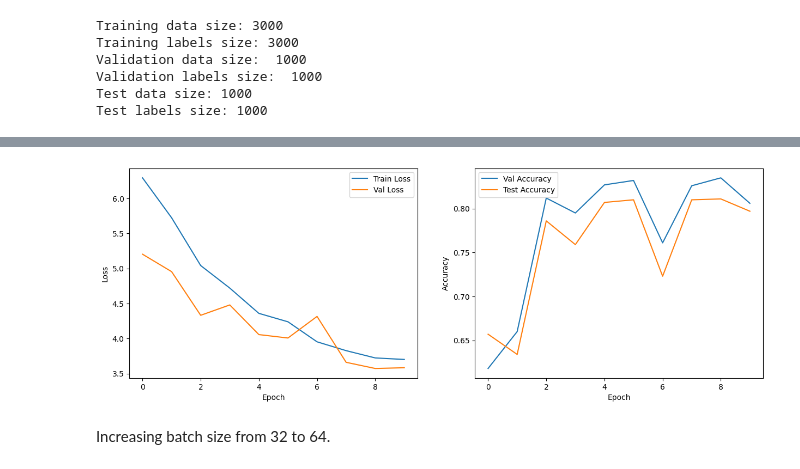
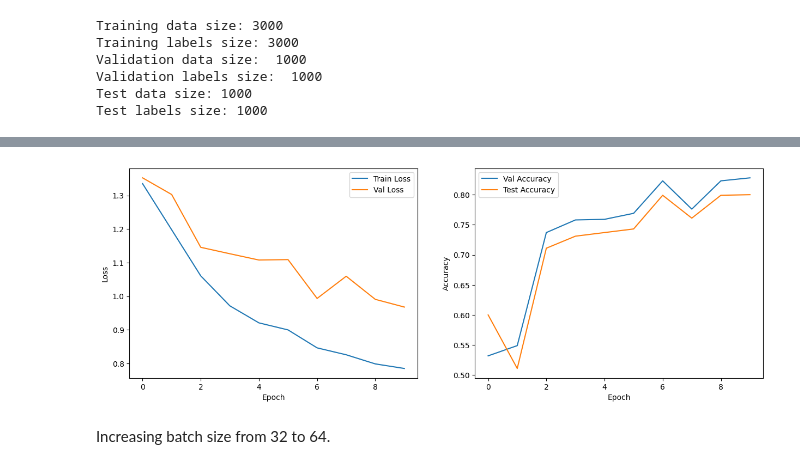
Before and after one commit to anushahulbatte/deeplearning, a Jupyter notebook: Task1_a_validationset.ipynb, the cells around one changed output, grey strips where cells are left out. Drawn from its saved outputs; the diff is of its cells as text; code cells hidden in the pictures.

```diff
--- a/Task1_a_validationset.ipynb
+++ b/Task1_a_validationset.ipynb
@@ -1235,7 +1516,7 @@ test_iter = load_data(batch_size=batch_size,
 
 # Initialize model
 model = ProteinCNN1D(
-    vocab_size=20,
+    vocab_size=21,
     context_size=context_size,
     conv_channels=512,
     use_bias=False
@@ -1438,7 +1719,7 @@ test_iter = load_data(batch_size=batch_size,
 
 # Initializing the model
 model = BatchNorm_ProteinCNN1D(
-    vocab_size=20,
+    vocab_size=21,
     context_size=context_size,
     conv_channels=512,
     use_bias = False
@@ -1568,7 +1849,7 @@ test_iter = load_data(batch_size=batch_size,
 
 # Initialize model
 model = BatchNorm_ProteinCNN1D(
-    vocab_size=20,
+    vocab_size=21,
     context_size=context_size,
     conv_channels=512,
     use_bias=False
@@ -1737,7 +2563,7 @@ test_iter_newdata = load_data(batch_size=batch_size,
 
 # Initializing the model
 model = BatchNorm_ProteinCNN1D(
-    vocab_size=20,
+    vocab_size=21,
     context_size=context_size,
     conv_channels=512,
     use_bias = False,
@@ -1867,7 +2693,7 @@ test_iter_newdata = load_data(batch_size=batch_size,
 
 # Initialize model
 model = BatchNorm_ProteinCNN1D(
-    vocab_size=20,
+    vocab_size=21,
     context_size=context_size,
     conv_channels=512,
     use_bias=False
@@ -1983,4 +2809,4 @@ Epoch 10: Train Loss: 3.7018, Val Loss: 3.5838, Val Acc: 0.8060, Test Acc: 0.797
-[figure, old version]
+[figure, new version]
 # %% [markdown]
 Increasing batch size from 32 to 64.
 # %%
```
Also changed, not shown: parts of 30 cells of this notebook.
